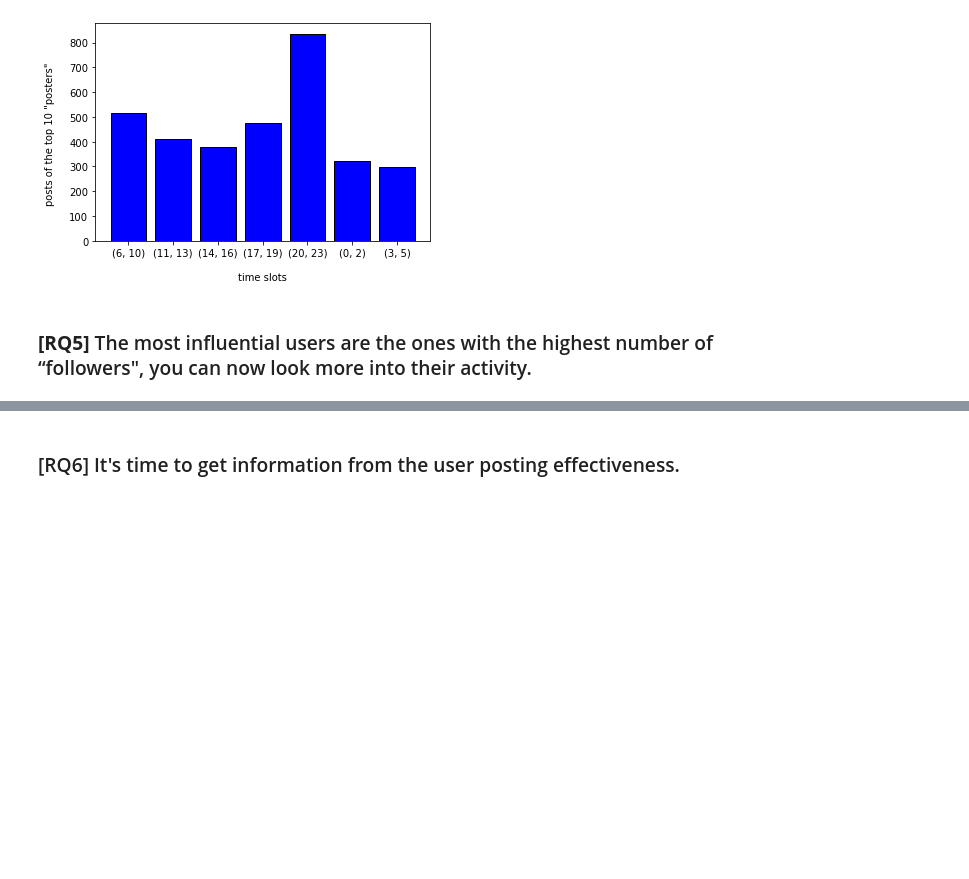
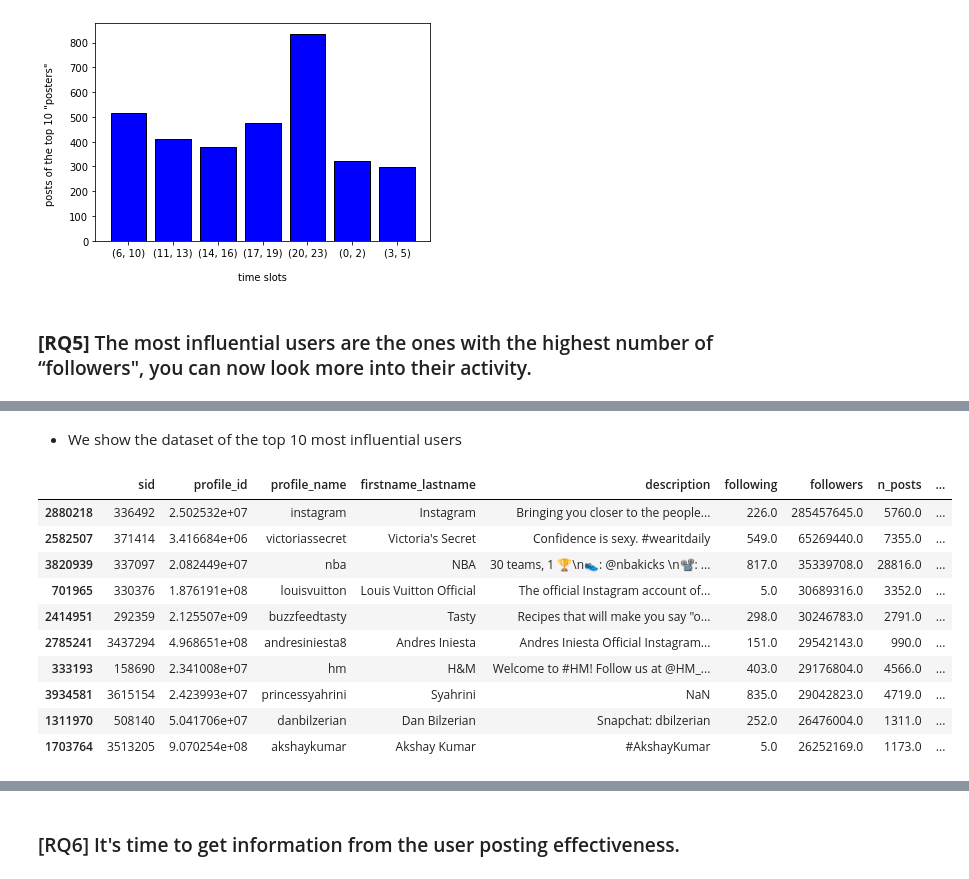
Before and after one commit to Iadiserniag/ADM-HW2, a Jupyter notebook: RQ_4_6.ipynb, the cells around one changed output, grey strips where cells are left out. Cells and saved outputs as stored; diff of their text form; code cells hidden in the pictures; blank space fills up the shorter version.

```diff
--- a/RQ_4_6.ipynb
+++ b/RQ_4_6.ipynb
@@ -114,0 +147,18 @@ The total number of posts of the top 10 "posters"  for each given interval
+# %% [markdown]
+* We show the dataset of the top 10 most influential users
+# %%
+#top10 profiles by followers
+top10=df_instagram_profiles_RQ5[df_instagram_profiles_RQ5.followers >= 26252169.0]
+top10.sort_values(['followers'],ascending=False)
+# %% [output]
+|  | sid | profile_id | profile_name | firstname_lastname | description | following | followers | n_posts | ... |
+| 2880218 | 336492 | 2.502532e+07 | instagram | Instagram | Bringing you closer to the people... | 226.0 | 285457645.0 | 5760.0 | ... |
+| 2582507 | 371414 | 3.416684e+06 | victoriassecret | Victoria's Secret | Confidence is sexy. #wearitdaily | 549.0 | 65269440.0 | 7355.0 | ... |
+| 3820939 | 337097 | 2.082449e+07 | nba | NBA | 30 teams, 1 🏆\n👟: @nbakicks \n📽: ... | 817.0 | 35339708.0 | 28816.0 | ... |
+| 701965 | 330376 | 1.876191e+08 | louisvuitton | Louis Vuitton Official | The official Instagram account of... | 5.0 | 30689316.0 | 3352.0 | ... |
+| 2414951 | 292359 | 2.125507e+09 | buzzfeedtasty | Tasty | Recipes that will make you say "o... | 298.0 | 30246783.0 | 2791.0 | ... |
+| 2785241 | 3437294 | 4.968651e+08 | andresiniesta8 | Andres Iniesta | Andres Iniesta Official Instagram... | 151.0 | 29542143.0 | 990.0 | ... |
+| 333193 | 158690 | 2.341008e+07 | hm | H&M | Welcome to #HM! Follow us at @HM_... | 403.0 | 29176804.0 | 4566.0 | ... |
+| 3934581 | 3615154 | 2.423993e+07 | princessyahrini | Syahrini | NaN | 835.0 | 29042823.0 | 4719.0 | ... |
+| 1311970 | 508140 | 5.041706e+07 | danbilzerian | Dan Bilzerian | Snapchat: dbilzerian | 252.0 | 26476004.0 | 1311.0 | ... |
+| 1703764 | 3513205 | 9.070254e+08 | akshaykumar | Akshay Kumar | #AkshayKumar | 5.0 | 26252169.0 | 1173.0 | ... |
```
Also changed, not shown: parts of 38 cells of this notebook.
